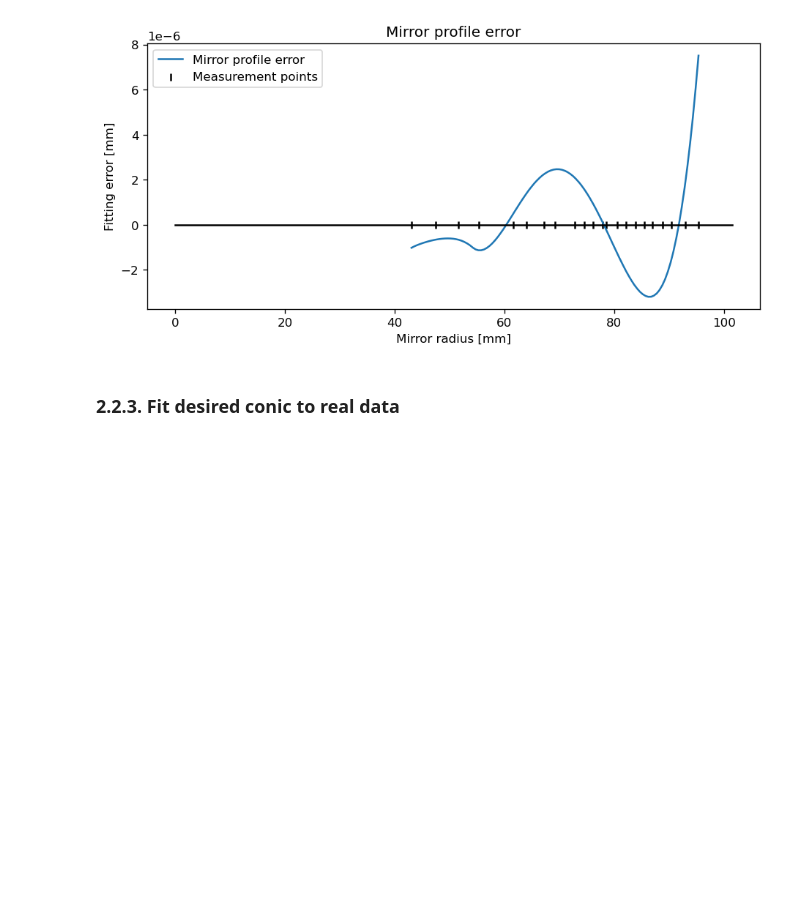
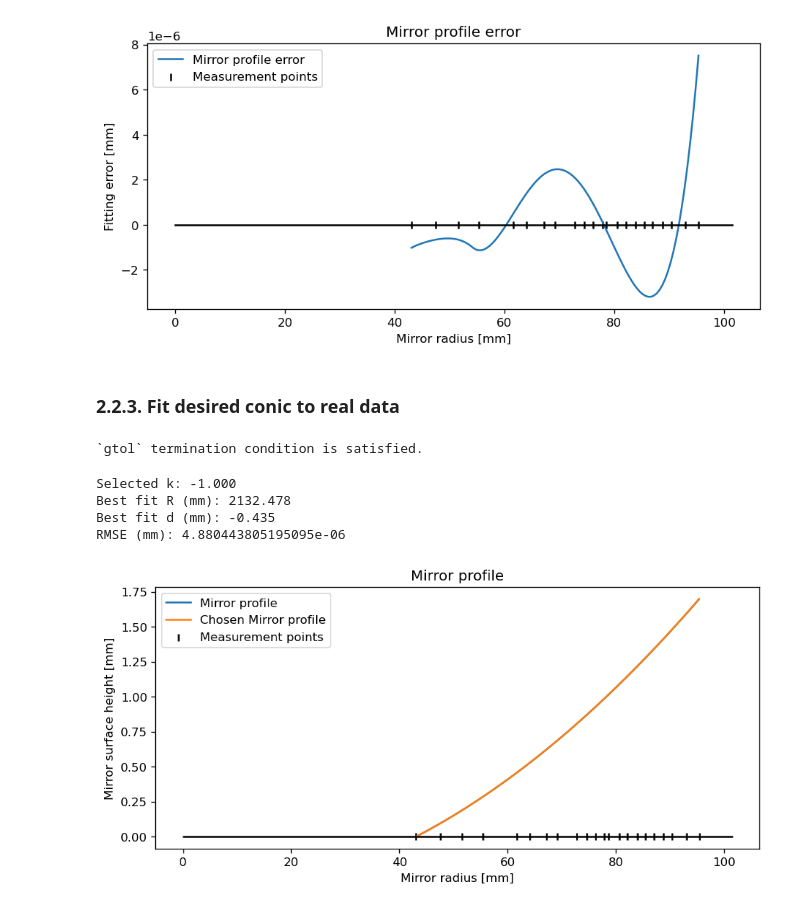
Before and after one commit to nunosousa/TelescopeMirrorTester, a Jupyter notebook: GUI/Documentation/Exploratory Foucault test data reduction.ipynb, the cells around one changed output. Drawn from its saved outputs; the diff is of its cells as text; code cells hidden in the pictures; blank space fills up the shorter version.

```diff
--- a/GUI/Documentation/Exploratory Foucault test data reduction.ipynb
+++ b/GUI/Documentation/Exploratory Foucault test data reduction.ipynb
@@ -422,0 +464,46 @@ pyplot.show()
+# %%
+from scipy.optimize import least_squares
+
+param_k_fixed_0 = numpy.array([2000.0, 0.1]) # R, d
+k = -1.0
+
+least_squares_solution_k_fixed = least_squares(fun=residual_k_fixed_function,
+                                       x0=param_k_fixed_0,
+                                       jac=residual_k_fixed_jacobian,
+                                       method="trf",
+                                       loss="linear",
+                                       args=(k, x_e, g))
+
+print(least_squares_solution_k_fixed.message)
+# %% [output]
+`gtol` termination condition is satisfied.
+# %%
+print("Selected k: {0:.3f}".format(k))
+print("Best fit R (mm): {0:.3f}".format(least_squares_solution_k_fixed.x[0]))
+print("Best fit d (mm): {0:.3f}".format(least_squares_solution_k_fixed.x[1]))
+
+RMSE = numpy.sqrt(least_squares_solution_k_fixed.cost / (2 * ((x[-1] - x[0])**2)))
+print("RMSE (mm): {0}".format(RMSE))
+# %% [output]
+Selected k: -1.000
+Best fit R (mm): 2132.478
+Best fit d (mm): -0.435
+RMSE (mm): 4.880443805195095e-06
+# %%
+gp_k_fixed = aspheric_profile_function(x_e, k, least_squares_solution_k_fixed.x[0], least_squares_solution_k_fixed.x[1])
+# %%
+%matplotlib inline
+pyplot.rcParams['figure.figsize'] = [9, 4]
+pyplot.rcParams['figure.dpi'] = 120
+
+pyplot.title('Mirror profile')
+pyplot.plot(x_e, g, label="Mirror profile")
+pyplot.plot(x_e, gp_k_fixed, label="Chosen Mirror profile")
+pyplot.plot([0.0, diameter/2], [0.0, 0.0], "k")
+pyplot.scatter(x, numpy.zeros(x.size), c="k", marker="|", label="Measurement points")
+pyplot.xlabel('Mirror radius [mm]')
+pyplot.ylabel('Mirror surface height [mm]')
+pyplot.legend()
+pyplot.show()
+# %% [output]
+[figure, added]
```
Also changed, not shown: parts of 3 cells of this notebook.
